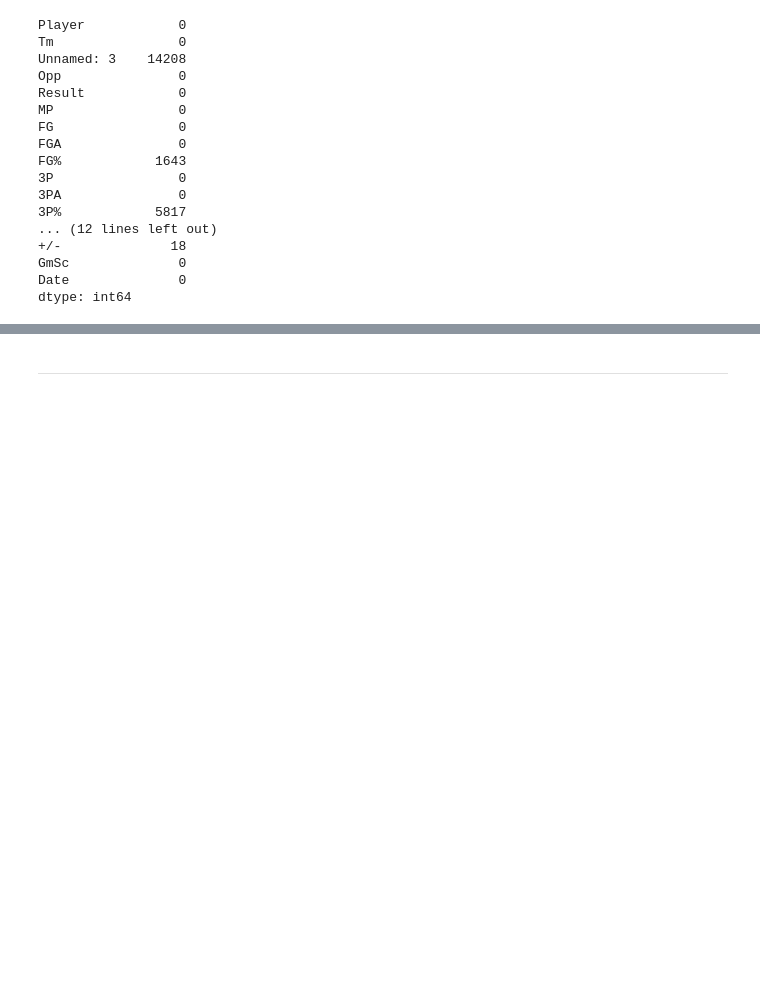
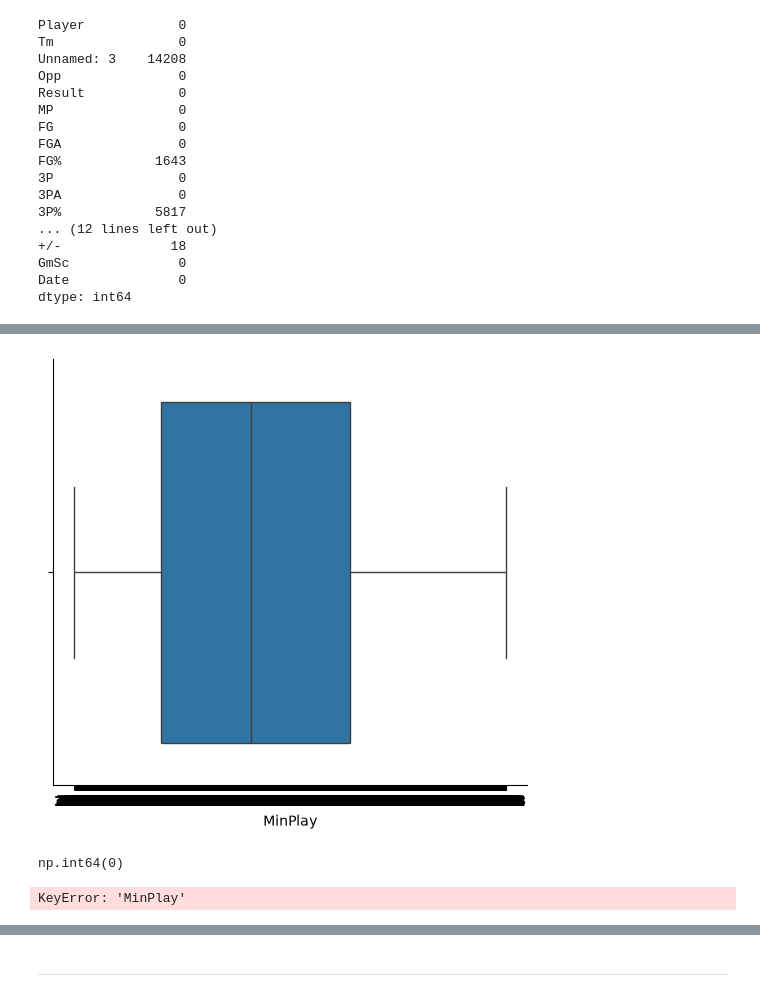
Before and after one commit to awomann/nba-prediction, a Jupyter notebook: Desktop/Coding/NBA Prediction/NBA_Predictive_Analytics.ipynb, the cells around one changed output, grey strips where cells are left out. Saved outputs shown, nothing was run; the diff lists cells and outputs as text; code cells hidden in the pictures; blank space fills up the shorter version.

```diff
--- a/Desktop/Coding/NBA Prediction/NBA_Predictive_Analytics.ipynb
+++ b/Desktop/Coding/NBA Prediction/NBA_Predictive_Analytics.ipynb
@@ -241,0 +303,15 @@ stats_df.head()
+# %%
+sns.catplot(data = new_df, x = 'MinPlay', kind = 'box')
+plt.show()
+# %% [output]
+[figure, added]
+# %%
+new_df['MinPlay'].isna().sum()
+# %% [output]
+np.int64(0)
+# %%
+new_df['MinPlay'] = pd.to_numeric(stats_df['MinPlay'], errors='coerce')
+sns.kdeplot(data = new_df, x = 'MinPlay', fill = True)
+plt.show()
+# %% [output]
+KeyError: 'MinPlay'
```
Also changed, not shown: parts of 32 cells of this notebook, 1 other file.
